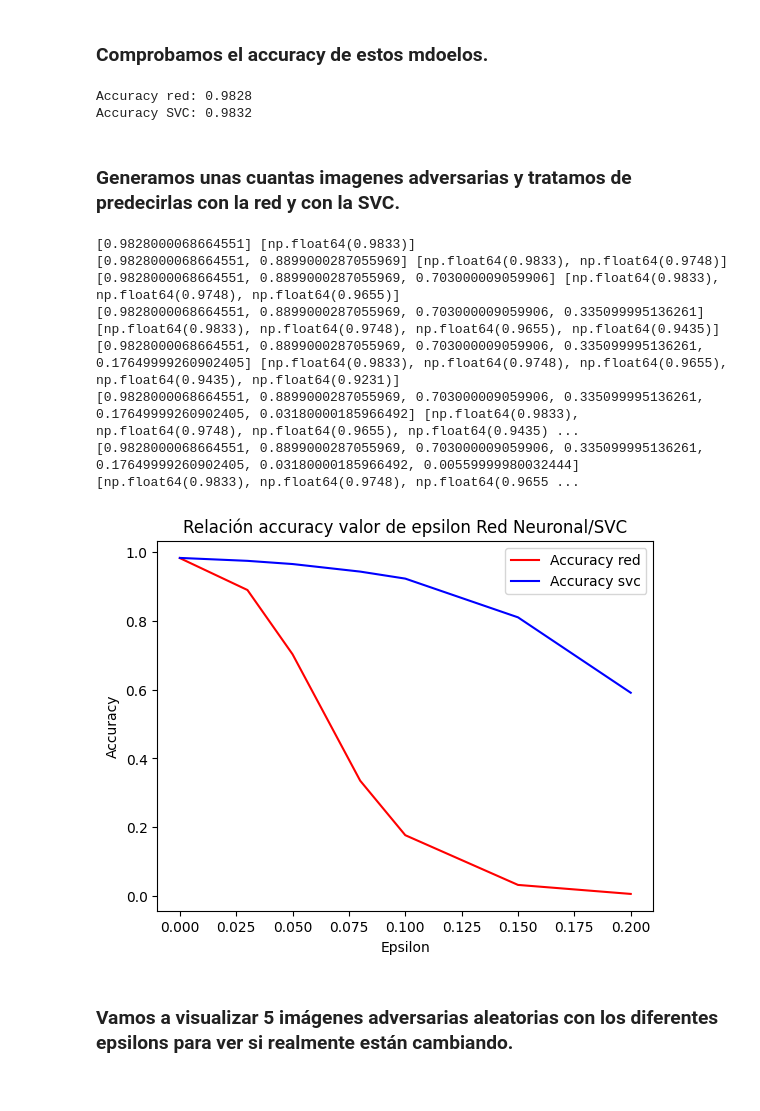
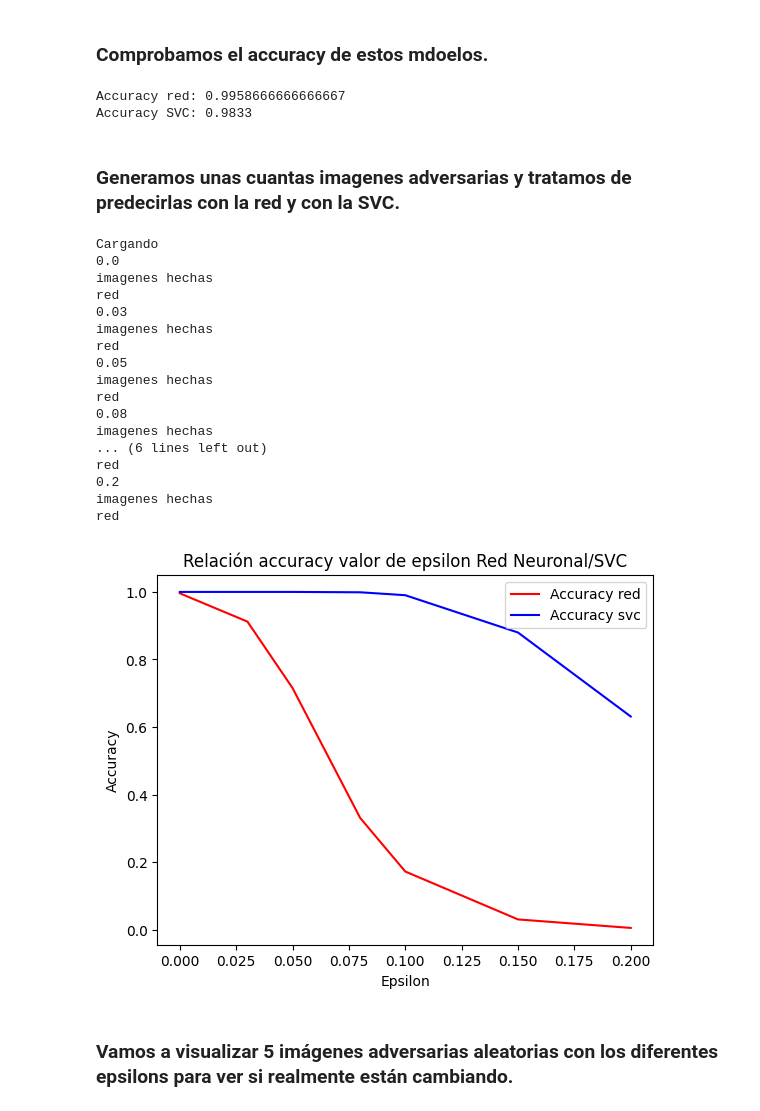
Before and after one commit to JaJeJoTor/io-practica1, a Jupyter notebook: parte_2.ipynb, the cells around one changed output. Drawn from its saved outputs; the diff is of its cells as text; code cells hidden in the pictures.

```diff
--- a/parte_2.ipynb
+++ b/parte_2.ipynb
@@ -11,6 +11,9 @@ transform = transforms.Compose([transforms.ToTensor(), transforms.Normalize((0.5
 train_dataset = datasets.MNIST(root='./data', train=True, download=True, transform=transform)
 test_dataset  = datasets.MNIST(root='./data', train=False, download=True, transform=transform)
 
+X_train_tensor, y_train_tensor, X_test_tensor, y_test_tensor = train_dataset.data.float() / 255, train_dataset.targets,\
+																test_dataset.data.float() / 255, test_dataset.targets
+
 X_train, y_train = train_dataset.data.numpy(), train_dataset.targets.numpy()
 X_test, y_test = test_dataset.data.numpy(), test_dataset.targets.numpy()
 
@@ -32,11 +35,11 @@ svc = joblib.load('SVC.pkl')
 # %%
 from sklearn.metrics import accuracy_score
 
-print(f'Accuracy red: {red.accuracy(test_dataset.data.float() / 255, test_dataset.targets, device= "cpu")}')
+print(f'Accuracy red: {red.accuracy(X_train_tensor, y_train_tensor, device= "cpu")}')
 print(f'Accuracy SVC: {accuracy_score(y_test, svc.predict(X_test))}')
 # %% [output]
-Accuracy red: 0.9828
-Accuracy SVC: 0.9832
+Accuracy red: 0.9958666666666667
+Accuracy SVC: 0.9833
 # %% [markdown]
 ### Generamos unas cuantas imagenes adversarias y tratamos de predecirlas con la red y con la SVC.
 # %%
@@ -47,43 +50,53 @@ from torch.utils.data import DataLoader, TensorDataset
 epsilons = [0.0, 0.03, 0.05, 0.08, 0.1, 0.15, 0.2]
 accuracies_red = []
 accuracies_svc = []
 imagenes_adversarias = {}
 
-test_dataset_loader = DataLoader(TensorDataset(test_dataset.data.float() / 255, test_dataset.targets), batch_size= 2048)
+test_dataset_loader = DataLoader(TensorDataset(X_train_tensor, y_train_tensor), batch_size= 2048)
 
 for epsilon in epsilons:
 
         modified_images, labels = get_adversarial_images(red, test_dataset_loader, epsilon= epsilon, device= 'cpu')
         imagenes_adversarias[epsilon] = modified_images
 
         # Primero lo hacemos para la red neuronal
         with torch.no_grad():
             outputs = red(modified_images)
             y_pred = torch.argmax(outputs, dim= 1)
-
+        print('red')
         # Calculamos el accuracy.
         accuracies_red.append((y_pred == labels).float().mean().item())
 
 		# Ahora para la svc
         y_pred = svc.predict(modified_images.detach().numpy().reshape(len(modified_images), 28*28))
         accuracies_svc.append((y_pred == labels.numpy()).mean())
 
 plt.title('Relación accuracy valor de epsilon Red Neuronal/SVC')
 plt.plot(epsilons, accuracies_red, color= 'red', label= 'Accuracy red')
 plt.plot(epsilons, accuracies_svc, color= 'blue', label= 'Accuracy svc')
 plt.xlabel('Epsilon')
 plt.ylabel('Accuracy')
 plt.legend()
 plt.show()
 # %% [output]
-[0.9828000068664551] [np.float64(0.9833)]
-[0.9828000068664551, 0.8899000287055969] [np.float64(0.9833), np.float64(0.9748)]
-[0.9828000068664551, 0.8899000287055969, 0.703000009059906] [np.float64(0.9833), np.float64(0.9748), np.float64(0.9655)]
-[0.9828000068664551, 0.8899000287055969, 0.703000009059906, 0.335099995136261] [np.float64(0.9833), np.float64(0.9748), np.float64(0.9655), np.float64(0.9435)]
-[0.9828000068664551, 0.8899000287055969, 0.703000009059906, 0.335099995136261, 0.17649999260902405] [np.float64(0.9833), np.float64(0.9748), np.float64(0.9655), np.float64(0.9435), np.float64(0.9231)]
-[0.9828000068664551, 0.8899000287055969, 0.703000009059906, 0.335099995136261, 0.17649999260902405, 0.03180000185966492] [np.float64(0.9833), np.float64(0.9748), np.float64(0.9655), np.float64(0.9435) ...
-[0.9828000068664551, 0.8899000287055969, 0.703000009059906, 0.335099995136261, 0.17649999260902405, 0.03180000185966492, 0.00559999980032444] [np.float64(0.9833), np.float64(0.9748), np.float64(0.9655 ...
+Cargando
+0.0
+imagenes hechas
+red
+0.03
+imagenes hechas
+red
+0.05
+imagenes hechas
+red
+0.08
+imagenes hechas
+... (6 lines left out)
+red
+0.2
+imagenes hechas
+red
-[figure, old version]
+[figure, new version]
 # %% [markdown]
 ### Vamos a visualizar 5 imágenes adversarias aleatorias con los diferentes epsilons para ver si realmente están cambiando.
 # %%
```
Also changed, not shown: parts of 9 cells of this notebook, 1 other file.
